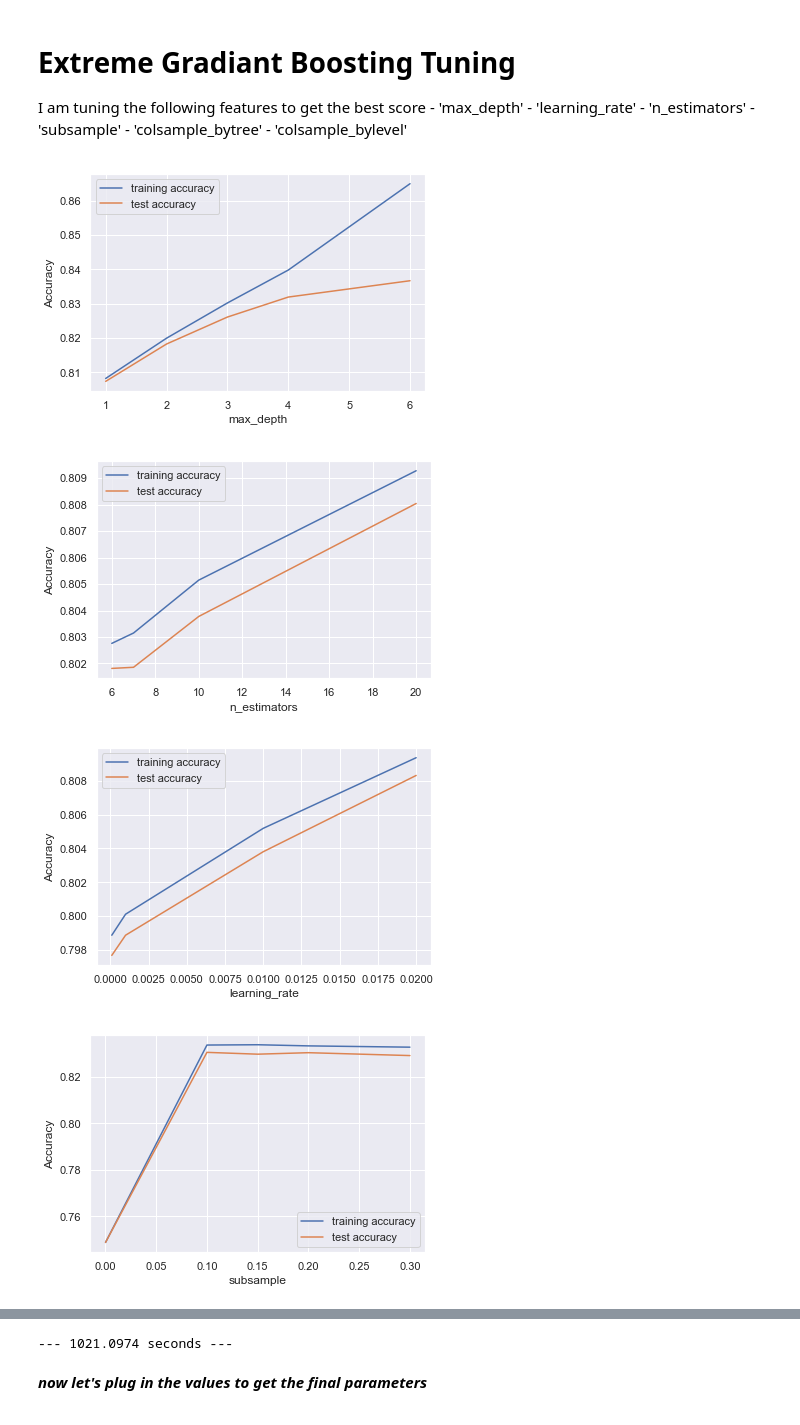
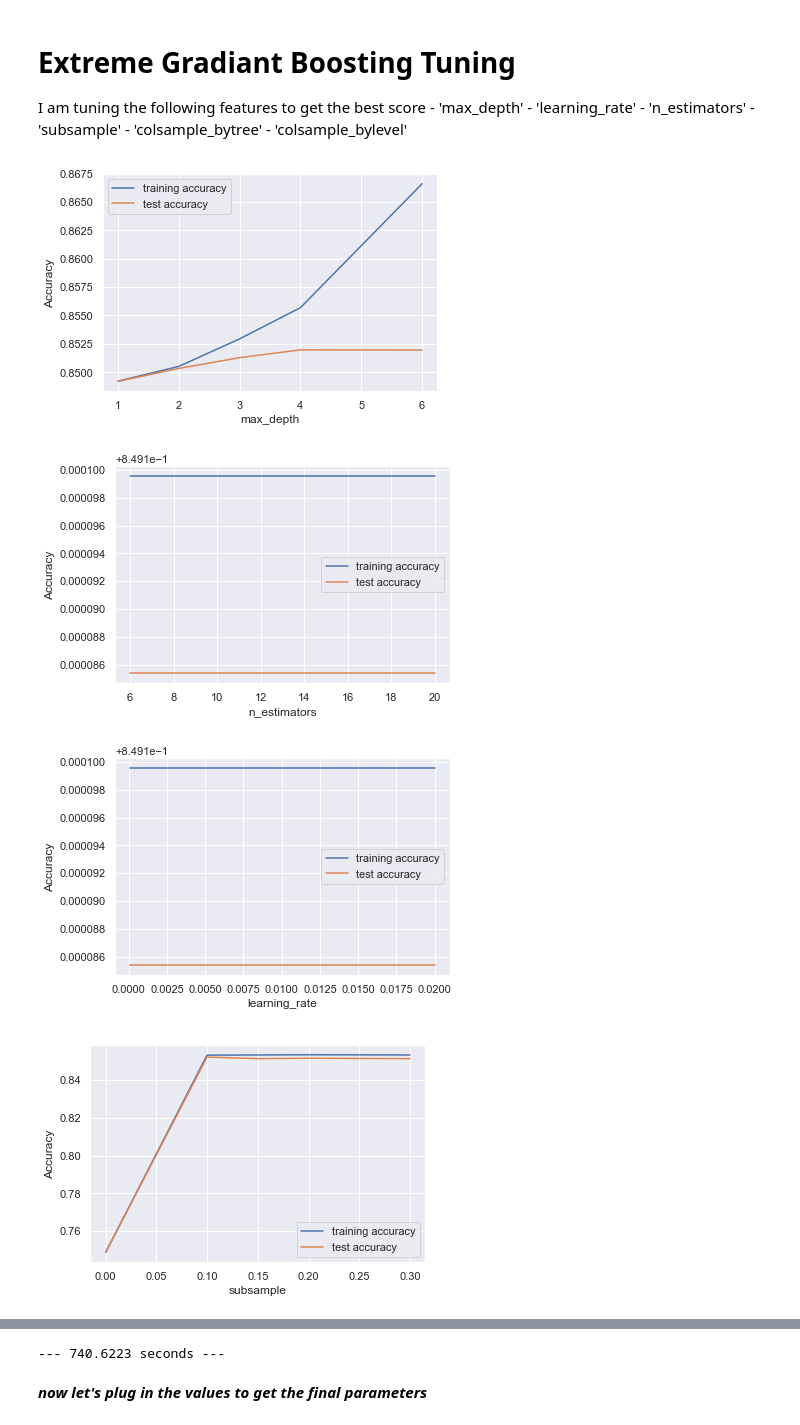
Before and after one commit to gaddyc/Thinkful_Data_Science, a Jupyter notebook: Unit7_FinalCapstone/Unit7.2_Supervised_LendingClub.ipynb, the cells around one changed output, grey strips where cells are left out. Saved outputs shown, nothing was run; the diff lists cells and outputs as text; code cells hidden in the pictures.

```diff
--- a/Unit7_FinalCapstone/Unit7.2_Supervised_LendingClub.ipynb
+++ b/Unit7_FinalCapstone/Unit7.2_Supervised_LendingClub.ipynb
@@ -228,15 +164,15 @@ Tuned RFC has an accuracy score of __81.12%__
 ------
 # %%
 feats = {}  # a dict to hold feature_name: feature_importance
-rf_final.fit(X_train_sc_pca, y_train)
+rf_final.fit(X_train, y_train)
 for feature, importance in zip(X.columns, rf_final.feature_importances_):
     feats[feature] = importance
 
 importances = pd.DataFrame.from_dict(
     feats, orient='index').rename(columns={0: 'Gini-importance'})
 importances.sort_values(by='Gini-importance',
-                        ascending=False).head(35).plot(kind='bar',
-                                                      rot=45,
-                                                      figsize=(20, 10))
+                        ascending=False).head(10).plot(kind='bar',
+                                                       rot=45,
+                                                       figsize=(20, 10))
 # %% [output]
 <matplotlib.axes._subplots.AxesSubplot at 0x...>
@@ -265,7 +201,7 @@ importances.sort_values(by='Gini-importance',
 # %%
 # adaboost with the RF tree as base estimator
 start_time = time.time()
-estimators = np.arange(1, 40, 1)
+estimators = np.arange(1, 20, 1)
 
 ada_scores = []
 for n_est in estimators:
@@ -273,8 +209,9 @@ for n_est in estimators:
                              n_estimators=n_est)
 
     res = cross_val_score(ABC,
-                          X_train_sc_pca,
-                          y_train, cv=3)
+                          X_train,
+                          y_train,
+                          cv=3)
 
     print("\nThe average accuracy score: {0:.4f}".format(np.mean(res)), n_est)
 print("--- {:.4f} seconds --- ".format((time.time() - start_time)))
@@ -299,4 +236,4 @@ The average accuracy score: 0.8433 39
 # %%
 ada_final = AdaBoostClassifier(base_estimator=rf_final,
-                                         n_estimators=38)
+                               n_estimators=7)
 # %% [markdown]
@@ -305,15 +242,15 @@ _With ADAboost RaandomForest (n_estimator = 37) has an accuracy score: ___84.37%
 ------
 # %%
 feats = {}  # a dict to hold feature_name: feature_importance
-ada_final.fit(X_train_sc_pca, y_train)
+ada_final.fit(X_train, y_train)
 for feature, importance in zip(X.columns, ada_final.feature_importances_):
     feats[feature] = importance
 
 ada_importances = pd.DataFrame.from_dict(
     feats, orient='index').rename(columns={0: 'Gini-importance'})
 ada_importances.sort_values(by='Gini-importance',
-                        ascending=False).head(35).plot(kind='bar',
-                                                      rot=45,
-                                                      figsize=(20, 10))
+                            ascending=False).head(35).plot(kind='bar',
+                                                           rot=45,
+                                                           figsize=(20, 10))
 # %% [output]
 <matplotlib.axes._subplots.AxesSubplot at 0x...>
@@ -352,46 +289,50 @@ start_time = time.time()
 
 
 # parameters to build the model on
-hyperparameter = ['max_depth', 'n_estimators', 'learning_rate',
-                  'subsample', 'colsample_bytree', 'colsample_bylevel']
+hyperparameter = ['max_depth',
+                  'n_estimators',
+                  'learning_rate',
+                  'subsample',
+                  'colsample_bytree',
+                  'colsample_bylevel']
 
 range = [
     [1, 2, 3, 4, 6],
-    [6, 7,10, 20],
+    [6, 7, 10, 20],
     [0.0001, 0.001, 0.01, 0.02],
     [0.0001, 0.1, 0.15, 0.2, 0.3],
     [0.001, 0.01, 0.1, 0.2, 0.3],
-    [0.0001, 0.001, 0.01,0.1, 0.2, 0.3],
+    [0.0001, 0.001, 0.01, 0.1, 0.2, 0.3],
 ]
 for var in zip(hyperparameter, range):
 
     parameters = {"{}".format(var[0]): var[1]}
     # instantiate the model
     XGB = XGBClassifier()
 
     # fit tree on training data
     XGB = GridSearchCV(XGB, parameters,
                        cv=3,
                        scoring="accuracy")  # you can change scoring functions right here.
-    XGB.fit(X_train_sc_pca, y_train)
+    XGB.fit(X_train, y_train)
     scores = XGB.cv_results_
 
     plt.figure()
     plt.plot(scores['param_'+var[0]],
              scores["mean_train_score"],
              label="training accuracy")
     plt.plot(scores['param_'+var[0]],
              scores["mean_test_score"],
              label="test accuracy")
     plt.xlabel(var[0])
     plt.ylabel("Accuracy")
     plt.legend()
     plt.show()
 
 
 print("--- {:.4f} seconds --- ".format((time.time() - start_time)))
 # %% [output]
-[figure, old version]
+[figure, new version]
-[figure, old version]
+[figure, new version]
-[figure, old version]
+[figure, new version]
-[figure, old version]
+[figure, new version]
@@ -400,4 +341,4 @@ print("--- {:.4f} seconds --- ".format((time.time() - start_time)))
---- 1021.0974 seconds ---
+--- 740.6223 seconds ---
 # %% [markdown]
 ___now let's plug in the values to get the final parameters___
 # %%
```
Also changed, not shown: parts of 32 cells of this notebook, 2 other files.
